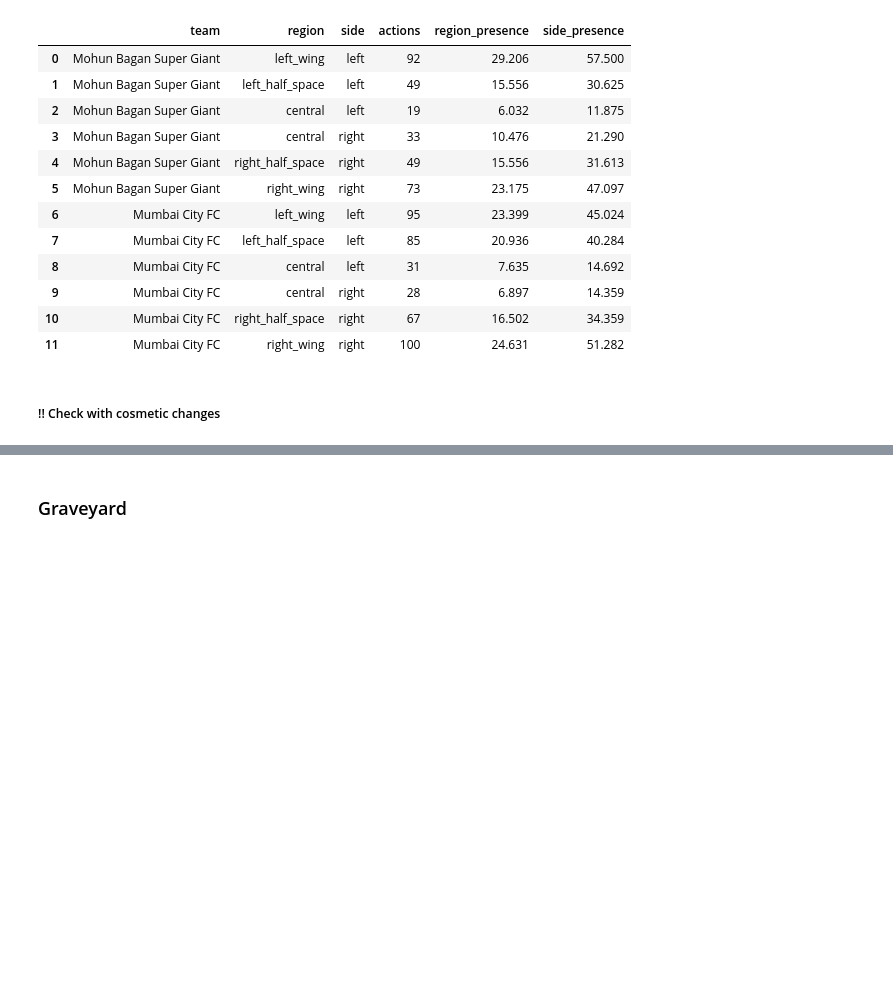
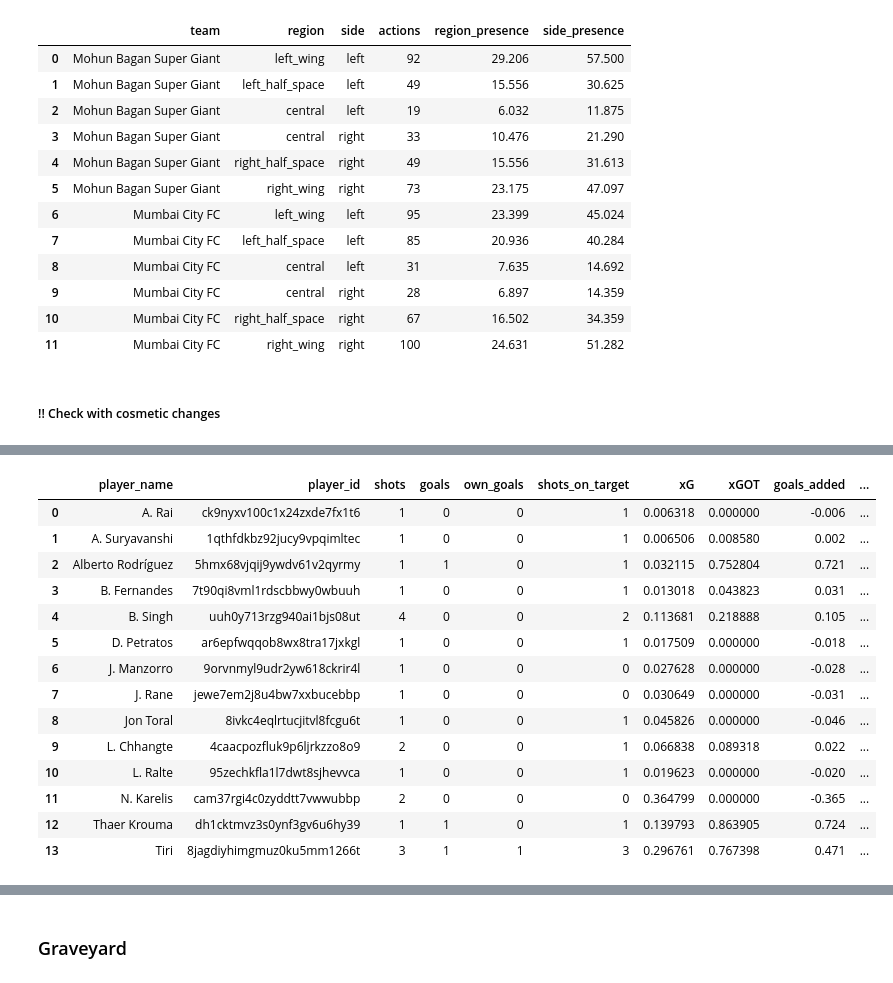
Before and after one commit to AakashKaushal07/Analysis_Portfolio, a Jupyter notebook: notebooks/ISL 26 Analysis/ISL Analysis - Attack.ipynb, the cells around one changed output, grey strips where cells are left out. Saved outputs shown, nothing was run; the diff lists cells and outputs as text; code cells hidden in the pictures; blank space fills up the shorter version.

```diff
--- a/notebooks/ISL 26 Analysis/ISL Analysis - Attack.ipynb
+++ b/notebooks/ISL 26 Analysis/ISL Analysis - Attack.ipynb
@@ -321,0 +329,43 @@ top_routes,summary = get_top_progression_zones(prog_df)
+# %%
+def get_top_progression_zones(
+    progression_df,
+    top_n=5
+):
+    """
+    Returns top N progression routes per team
+    and how much % of total progression they explain.
+
+    Expected columns in progression_df:
+    ['team', 'start_zone', 'end_zone', 'count', 'pct_of_team']
+    """
+
+    # sort routes by importance within each team
+    ranked = (
+        progression_df
+        .sort_values(["team", "pct_of_team"], ascending=[True, False])
+        .copy()
+    )
+
+    # rank within team
+    ranked["rank"] = (
+        ranked
+        .groupby("team")["pct_of_team"]
+        .rank(method="first", ascending=False)
+    )
+
+    # keep top N
+    top_routes = ranked[ranked["rank"] <= top_n]
+
+    # compute cumulative share
+    summary = (
+        top_routes
+        .groupby("team")
+        .agg(
+            top_routes_pct=("pct_of_team", "sum"),
+            num_routes=("pct_of_team", "count")
+        )
+        .reset_index()
+    )
+
+    return top_routes, summary
+top,summary = get_top_progression_zones(prog_df)
@@ -578 +805,19 @@ plot_cumulative_curve(routes, "Mumbai City FC")
+# %%
+p
+# %% [output]
+|  | player_name | player_id | shots | goals | own_goals | shots_on_target | xG | xGOT | goals_added | ... |
+| 0 | A. Rai | ck9nyxv100c1x24zxde7fx1t6 | 1 | 0 | 0 | 1 | 0.006318 | 0.000000 | -0.006 | ... |
+| 1 | A. Suryavanshi | 1qthfdkbz92jucy9vpqimltec | 1 | 0 | 0 | 1 | 0.006506 | 0.008580 | 0.002 | ... |
+| 2 | Alberto Rodríguez | 5hmx68vjqij9ywdv61v2qyrmy | 1 | 1 | 0 | 1 | 0.032115 | 0.752804 | 0.721 | ... |
+| 3 | B. Fernandes | 7t90qi8vml1rdscbbwy0wbuuh | 1 | 0 | 0 | 1 | 0.013018 | 0.043823 | 0.031 | ... |
+| 4 | B. Singh | uuh0y713rzg940ai1bjs08ut | 4 | 0 | 0 | 2 | 0.113681 | 0.218888 | 0.105 | ... |
+| 5 | D. Petratos | ar6epfwqqob8wx8tra17jxkgl | 1 | 0 | 0 | 1 | 0.017509 | 0.000000 | -0.018 | ... |
+| 6 | J. Manzorro | 9orvnmyl9udr2yw618ckrir4l | 1 | 0 | 0 | 0 | 0.027628 | 0.000000 | -0.028 | ... |
+| 7 | J. Rane | jewe7em2j8u4bw7xxbucebbp | 1 | 0 | 0 | 0 | 0.030649 | 0.000000 | -0.031 | ... |
+| 8 | Jon Toral | 8ivkc4eqlrtucjitvl8fcgu6t | 1 | 0 | 0 | 1 | 0.045826 | 0.000000 | -0.046 | ... |
+| 9 | L. Chhangte | 4caacpozfluk9p6ljrkzzo8o9 | 2 | 0 | 0 | 1 | 0.066838 | 0.089318 | 0.022 | ... |
+| 10 | L. Ralte | 95zechkfla1l7dwt8sjhevvca | 1 | 0 | 0 | 1 | 0.019623 | 0.000000 | -0.020 | ... |
+| 11 | N. Karelis | cam37rgi4c0zyddtt7vwwubbp | 2 | 0 | 0 | 0 | 0.364799 | 0.000000 | -0.365 | ... |
+| 12 | Thaer Krouma | dh1cktmvz3s0ynf3gv6u6hy39 | 1 | 1 | 0 | 1 | 0.139793 | 0.863905 | 0.724 | ... |
+| 13 | Tiri | 8jagdiyhimgmuz0ku5mm1266t | 3 | 1 | 1 | 3 | 0.296761 | 0.767398 | 0.471 | ... |
 # %%
```
Also changed, not shown: parts of 16 cells of this notebook, 1 other file.
